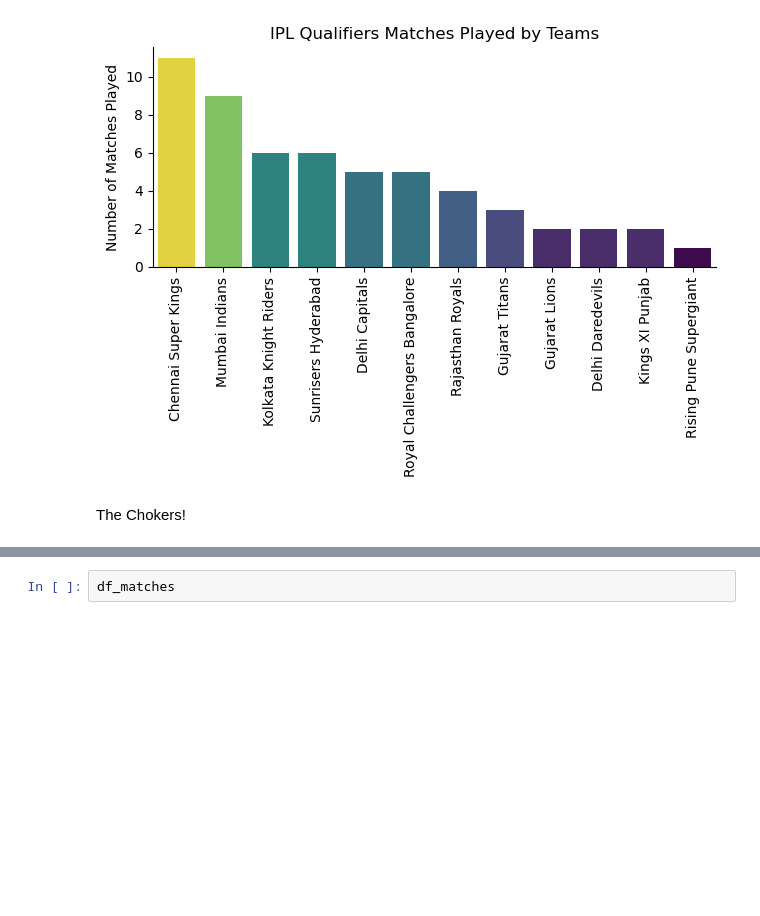
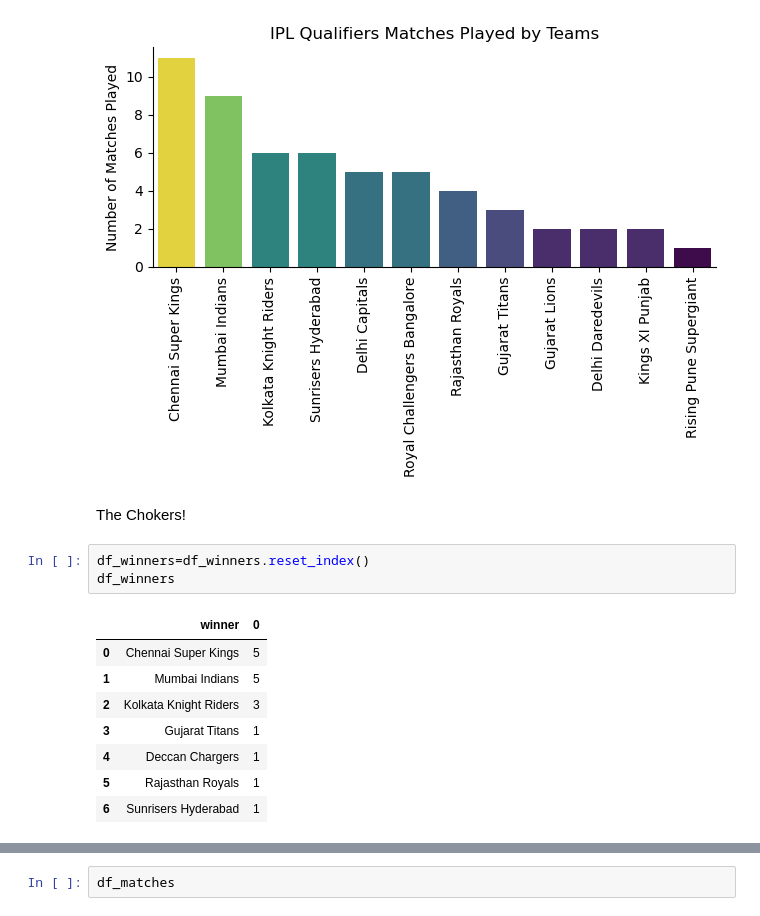
Before and after one commit to Prashant0594/python_data_projects, a Jupyter notebook: project_IPL_analysis/matches.ipynb, the cells around one changed output, grey strips where cells are left out. Cells and saved outputs as stored; diff of their text form; blank space fills up the shorter version.

```diff
--- a/project_IPL_analysis/matches.ipynb
+++ b/project_IPL_analysis/matches.ipynb
@@ -94,3 +108,15 @@ plt.show()
 [figure]
 # %% [markdown]
 The Chokers!
+# %%
+df_winners=df_winners.reset_index()
+df_winners
+# %% [output]
+|  | winner | 0 |
+| 0 | Chennai Super Kings | 5 |
+| 1 | Mumbai Indians | 5 |
+| 2 | Kolkata Knight Riders | 3 |
+| 3 | Gujarat Titans | 1 |
+| 4 | Deccan Chargers | 1 |
+| 5 | Rajasthan Royals | 1 |
+| 6 | Sunrisers Hyderabad | 1 |
```
Also changed, not shown: parts of 5 cells of this notebook.
